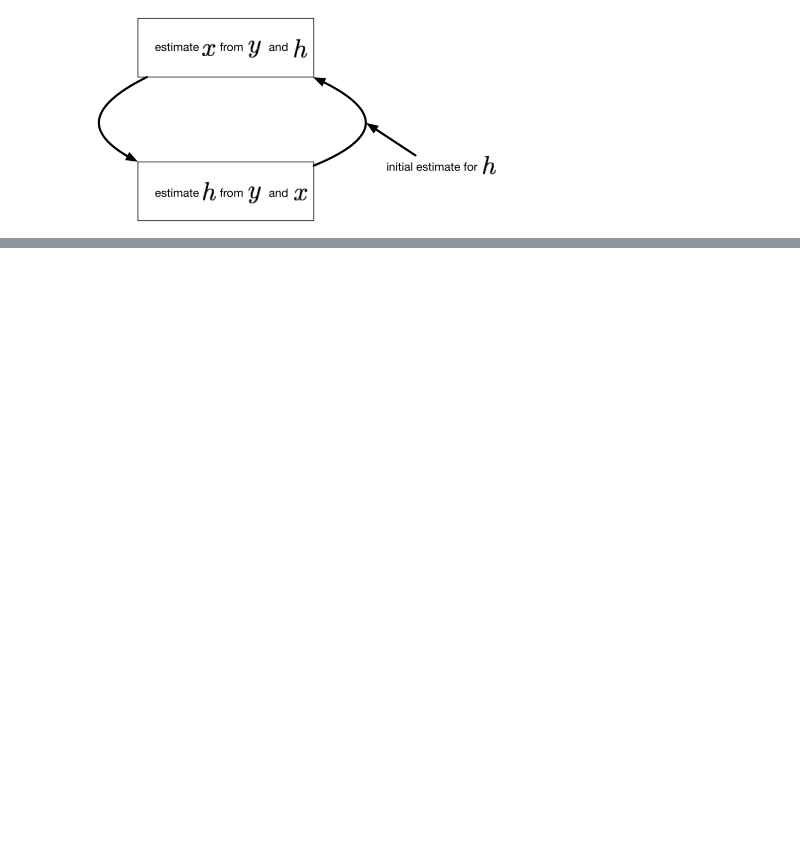
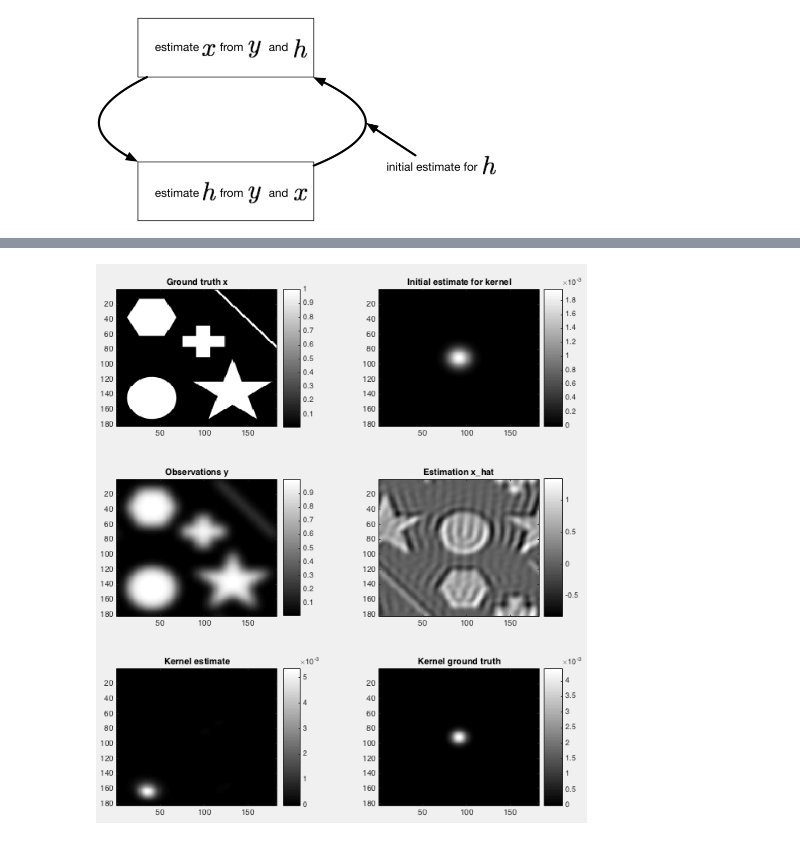
Before and after one commit to stsievert/ece533_finalproj, a Jupyter notebook: Final Report.ipynb, the cells around one changed output, grey strips where cells are left out. Drawn from its saved outputs; the diff is of its cells as text; code cells hidden in the pictures; blank space fills up the shorter version.

```diff
--- a/Final Report.ipynb
+++ b/Final Report.ipynb
@@ -91,0 +189,4 @@ For more detail on this alternating minimization method, see [Gorski et. al.]
+# %%
+Image(filename='figures/lucy_weiner.png')
+# %% [output]
+[figure, added]
```
Also changed, not shown: parts of 18 cells of this notebook.
